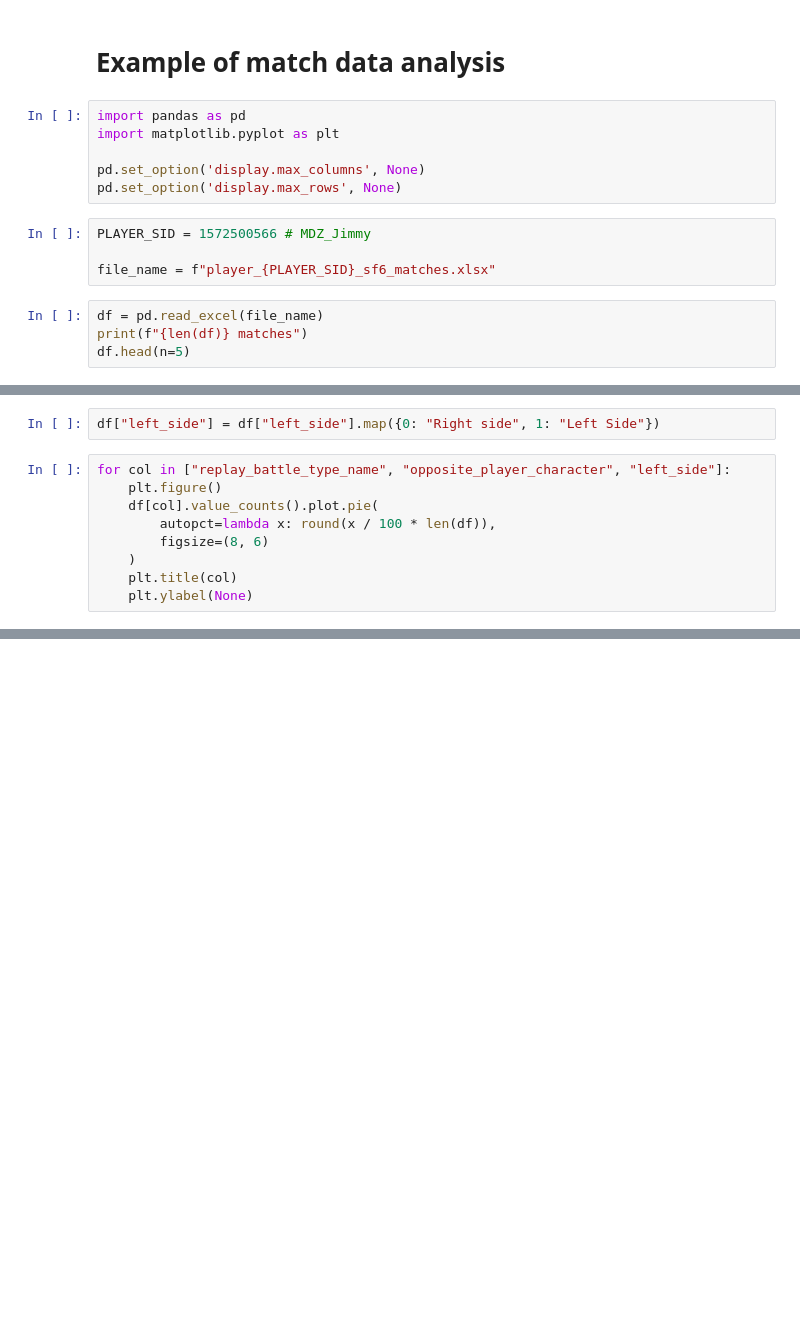
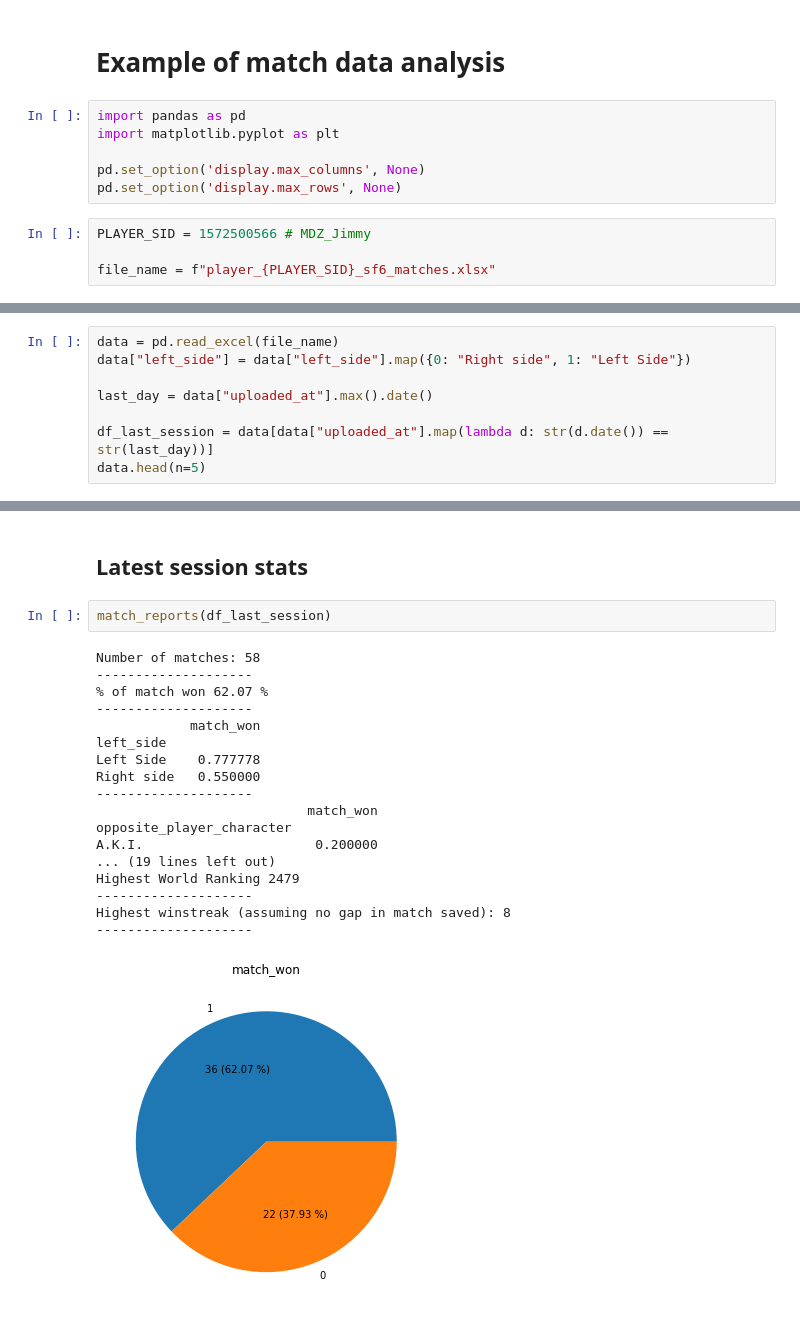
Before and after one commit to hanydesoki/Street-Fighter-6-History-Matches, a Jupyter notebook: sf6_matches_analysis.ipynb, the cells around one changed output, grey strips where cells are left out. Cells and saved outputs as stored; diff of their text form; blank space fills up the shorter version.

```diff
--- a/sf6_matches_analysis.ipynb
+++ b/sf6_matches_analysis.ipynb
@@ -10,7 +10,3 @@ pd.set_option('display.max_rows', None)
 PLAYER_SID = 1572500566 # MDZ_Jimmy
 
 file_name = f"player_{PLAYER_SID}_sf6_matches.xlsx"
-# %%
-df = pd.read_excel(file_name)
-print(f"{len(df)} matches")
-df.head(n=5)
@@ -27,11 +12,0 @@ df.head(n=5)
-# %%
-df["left_side"] = df["left_side"].map({0: "Right side", 1: "Left Side"})
-# %%
-for col in ["replay_battle_type_name", "opposite_player_character", "left_side"]:
-    plt.figure()
-    df[col].value_counts().plot.pie(
-        autopct=lambda x: round(x / 100 * len(df)),
-        figsize=(8, 6)
-    )
-    plt.title(col)
-    plt.ylabel(None)
@@ -110,0 +13,8 @@ Text(0.5, 1.0, 'Ranked matches MR Evolution')
+# %%
+data = pd.read_excel(file_name)
+data["left_side"] = data["left_side"].map({0: "Right side", 1: "Left Side"})
+
+last_day = data["uploaded_at"].max().date()
+
+df_last_session = data[data["uploaded_at"].map(lambda d: str(d.date()) == str(last_day))]
+data.head(n=5)
@@ -110,0 +73,23 @@ Text(0.5, 1.0, 'Ranked matches MR Evolution')
+# %% [markdown]
+## Latest session stats
+# %%
+match_reports(df_last_session)
+# %% [output]
+Number of matches: 58
+--------------------
+% of match won 62.07 %
+--------------------
+            match_won
+left_side
+Left Side    0.777778
+Right side   0.550000
+--------------------
+                           match_won
+opposite_player_character
+A.K.I.                      0.200000
+... (19 lines left out)
+Highest World Ranking 2479
+--------------------
+Highest winstreak (assuming no gap in match saved): 8
+--------------------
+[figure, added]
```
Also changed, not shown: parts of 18 cells of this notebook.
